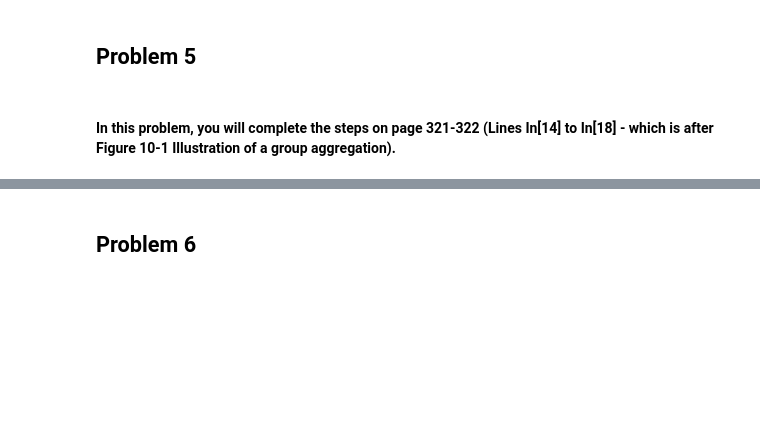
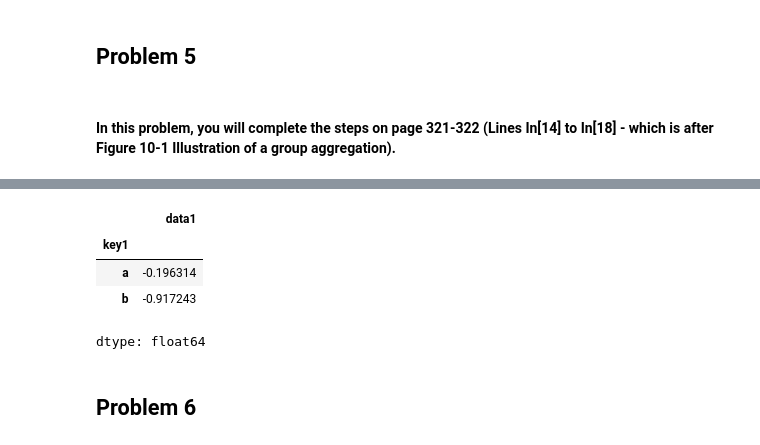
Before and after one commit to tartam1/IT545, a Jupyter notebook: Lab_5_Assignment.ipynb, the cells around one changed output, grey strips where cells are left out. Saved outputs shown, nothing was run; the diff lists cells and outputs as text; code cells hidden in the pictures; blank space fills up the shorter version.

```diff
--- a/Lab_5_Assignment.ipynb
+++ b/Lab_5_Assignment.ipynb
@@ -109,0 +176,10 @@ run import seaborn as sns first
+# %%
+# Insert commenting and code in this cell.
+# set up dataframe
+df = pd.DataFrame({"key1" : ["a", "a", None, "b", "b", "a", None],
+                   "key2" : pd.Series([1, 2, 1, 2, 1, None, 1],
+                                      dtype="Int64"),
+                   "data1" : np.random.standard_normal(7),
+                   "data2" : np.random.standard_normal(7)})
+
+print(df)
@@ -110,3 +195,14 @@ run import seaborn as sns first
+# %%
+# set up to group by mean
+grouped = df["data1"].groupby(df["key1"])
+grouped
+grouped.mean()
+# %% [output]
+|  | data1 |
+| key1 |  |
+| a | -0.196314 |
+| b | -0.917243 |
+dtype: float64
 # %% [markdown]
 ## Problem 6
 # %% [markdown]
```
Also changed, not shown: parts of 10 cells of this notebook.
